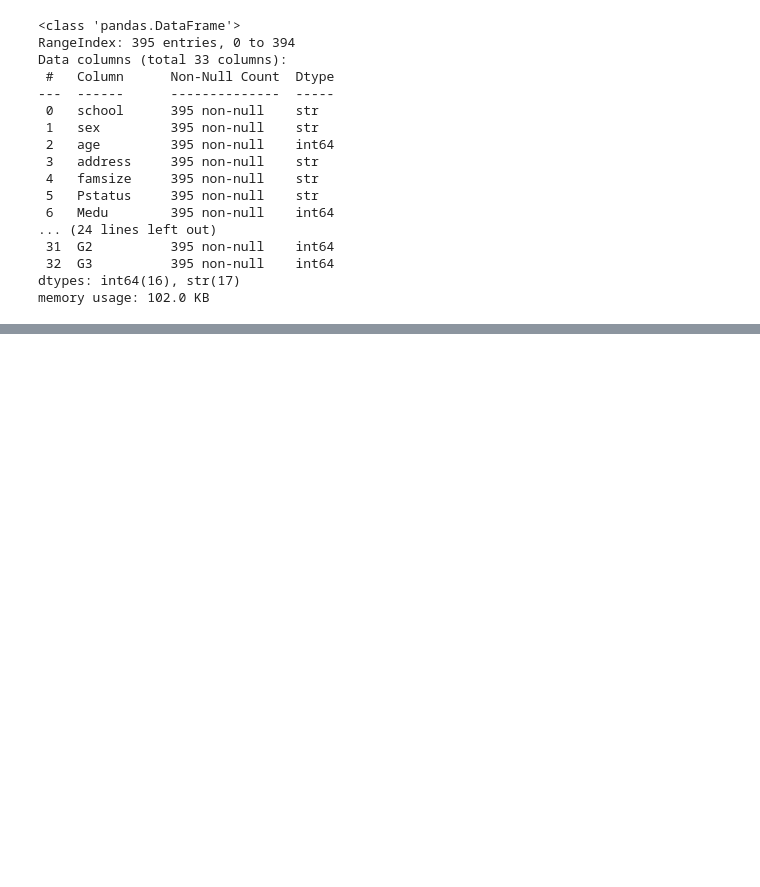
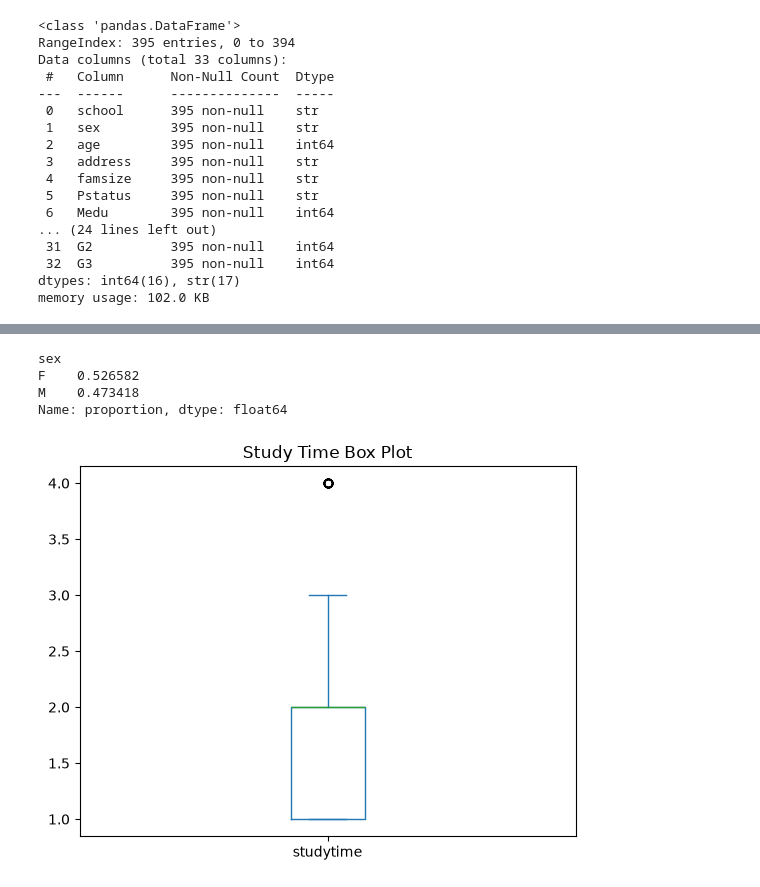
Before and after one commit to Ayusshi/student_exam_pass_prediction, a Jupyter notebook: notebooks/Student_Exam_Pass_Prediction.ipynb, the cells around one changed output, grey strips where cells are left out. Saved outputs shown, nothing was run; the diff lists cells and outputs as text; code cells hidden in the pictures; blank space fills up the shorter version.

```diff
--- a/notebooks/Student_Exam_Pass_Prediction.ipynb
+++ b/notebooks/Student_Exam_Pass_Prediction.ipynb
@@ -60,3 +97,18 @@ df.describe()
 | 50% | 17.000000 | 3.000000 | 2.000000 | 1.000000 | 2.000000 | 0.000000 | 4.000000 | 3.000000 | 3.000000 | 1.000000 | ... |
 | 75% | 18.000000 | 4.000000 | 3.000000 | 2.000000 | 2.000000 | 0.000000 | 5.000000 | 4.000000 | 4.000000 | 2.000000 | ... |
 | max | 22.000000 | 4.000000 | 4.000000 | 4.000000 | 4.000000 | 3.000000 | 5.000000 | 5.000000 | 5.000000 | 5.000000 | ... |
+# %%
+df["sex"].value_counts(normalize=True)
+# %% [output]
+sex
+F    0.526582
+M    0.473418
+Name: proportion, dtype: float64
+# %%
+df["studytime"].plot(kind="box")
+
+plt.title("Study Time Box Plot")
+
+plt.show()
+# %% [output]
+[figure, added]
```
Also changed, not shown: parts of 7 cells of this notebook.
